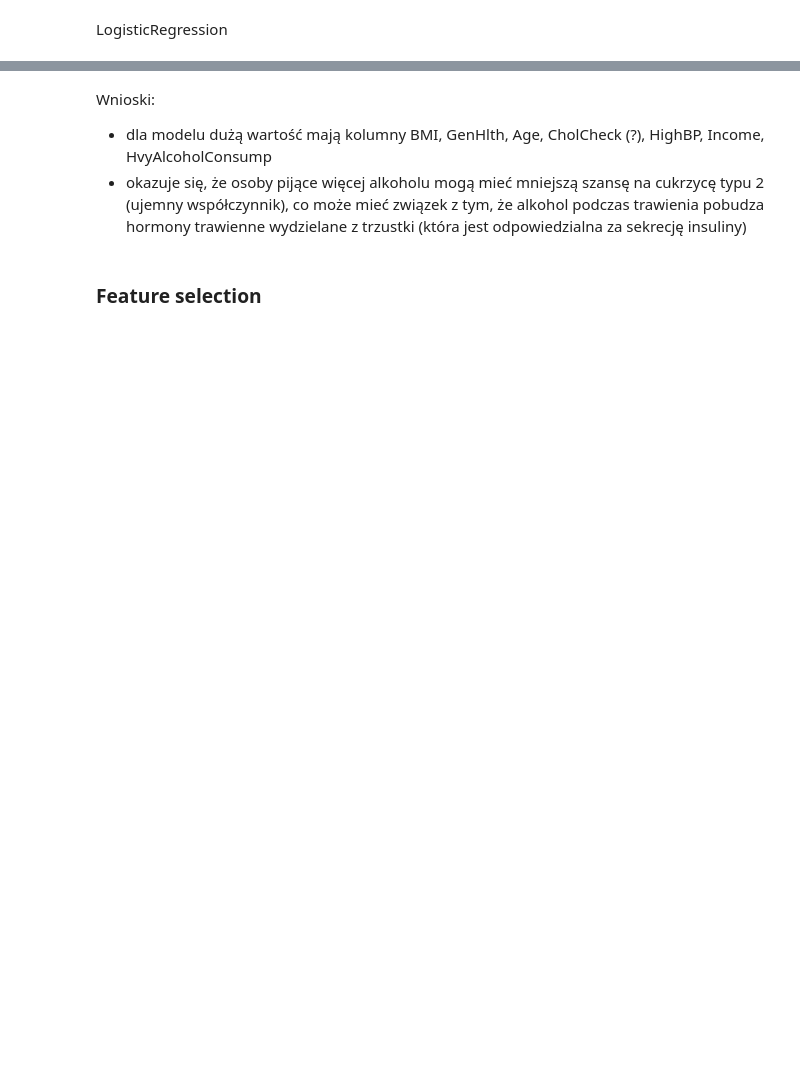
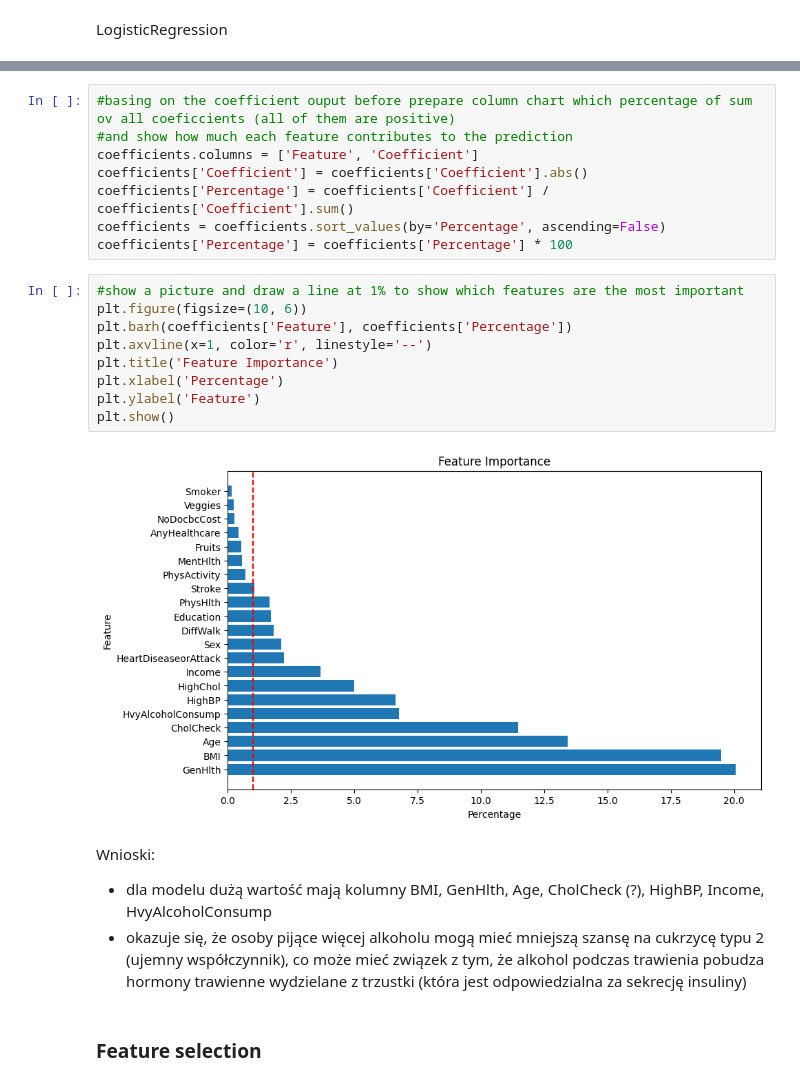
Before and after one commit to Iwaniukooo11/ml-diabetes-prediction, a Jupyter notebook: Diabetes_FE_H.ipynb, the cells around one changed output, grey strips where cells are left out. Drawn from its saved outputs; the diff is of its cells as text; blank space fills up the shorter version.

```diff
--- a/Diabetes_FE_H.ipynb
+++ b/Diabetes_FE_H.ipynb
@@ -198,3 +226,22 @@ log_reg.score(X_test, y_test),coefficients
+# %%
+#basing on the coefficient ouput before prepare column chart which percentage of sum ov all coeficcients (all of them are positive)
+#and show how much each feature contributes to the prediction
+coefficients.columns = ['Feature', 'Coefficient']
+coefficients['Coefficient'] = coefficients['Coefficient'].abs()
+coefficients['Percentage'] = coefficients['Coefficient'] / coefficients['Coefficient'].sum()
+coefficients = coefficients.sort_values(by='Percentage', ascending=False)
+coefficients['Percentage'] = coefficients['Percentage'] * 100
+# %%
+#show a picture and draw a line at 1% to show which features are the most important
+plt.figure(figsize=(10, 6))
+plt.barh(coefficients['Feature'], coefficients['Percentage'])
+plt.axvline(x=1, color='r', linestyle='--')
+plt.title('Feature Importance')
+plt.xlabel('Percentage')
+plt.ylabel('Feature')
+plt.show()
+# %% [output]
+[figure, added]
 # %% [markdown]
 Wnioski:
 - dla modelu dużą wartość mają kolumny BMI, GenHlth, Age, CholCheck (?), HighBP, Income, HvyAlcoholConsump
```
Also changed, not shown: parts of 20 cells of this notebook, 4 other files.
